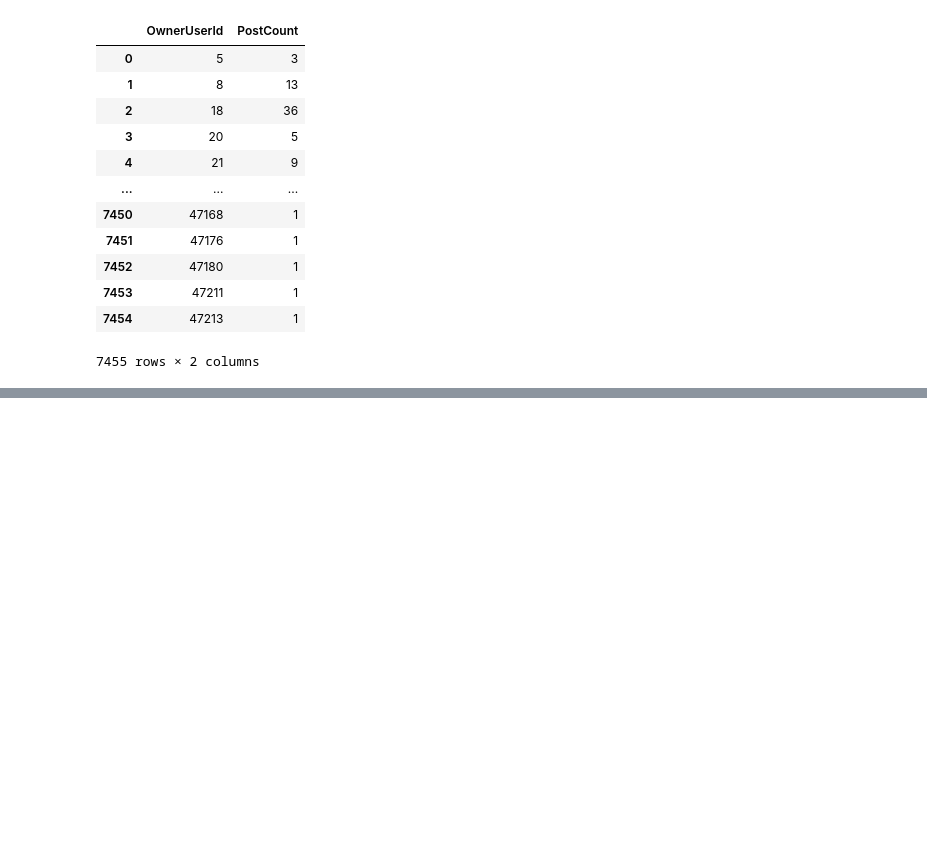
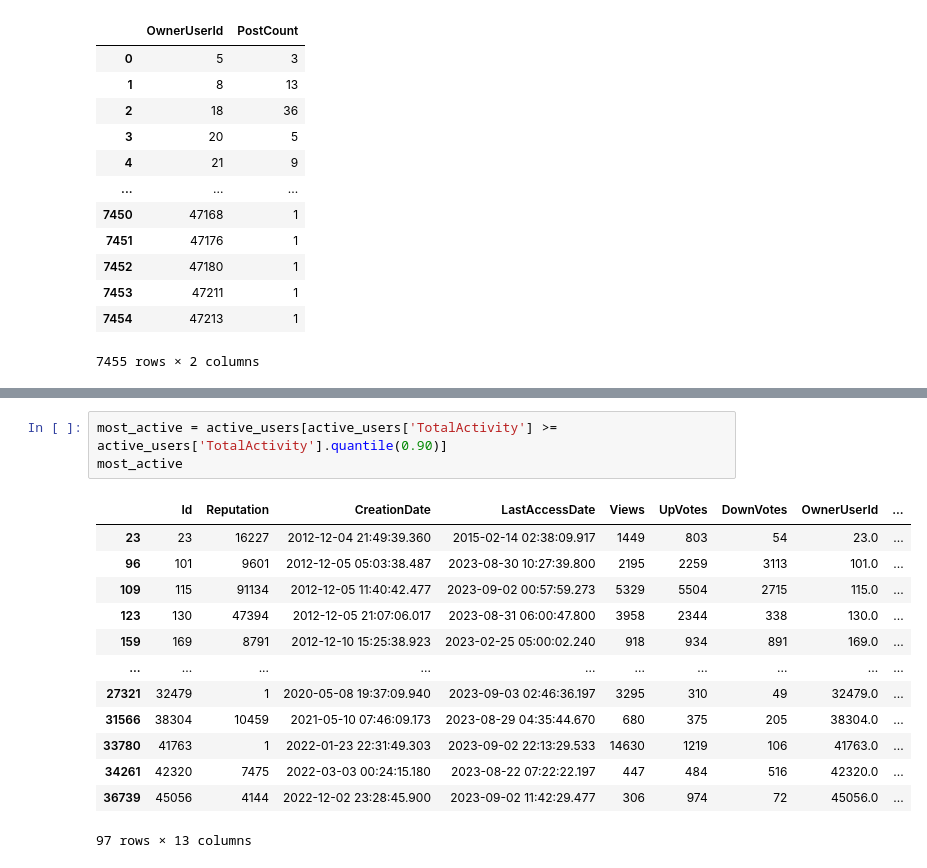
Before and after one commit to pierrehogenhaug/stackexchange_politics, a Jupyter notebook: stackexchange_data.ipynb, the cells around one changed output, grey strips where cells are left out. Saved outputs shown, nothing was run; the diff lists cells and outputs as text; blank space fills up the shorter version.

```diff
--- a/stackexchange_data.ipynb
+++ b/stackexchange_data.ipynb
@@ -546,0 +652,17 @@ active_users = user_data[user_data['TotalActivity'] > 20]
+# %%
+most_active = active_users[active_users['TotalActivity'] >= active_users['TotalActivity'].quantile(0.90)]
+most_active
+# %% [output]
+|  | Id | Reputation | CreationDate | LastAccessDate | Views | UpVotes | DownVotes | OwnerUserId | ... |
+| 23 | 23 | 16227 | 2012-12-04 21:49:39.360 | 2015-02-14 02:38:09.917 | 1449 | 803 | 54 | 23.0 | ... |
+| 96 | 101 | 9601 | 2012-12-05 05:03:38.487 | 2023-08-30 10:27:39.800 | 2195 | 2259 | 3113 | 101.0 | ... |
+| 109 | 115 | 91134 | 2012-12-05 11:40:42.477 | 2023-09-02 00:57:59.273 | 5329 | 5504 | 2715 | 115.0 | ... |
+| 123 | 130 | 47394 | 2012-12-05 21:07:06.017 | 2023-08-31 06:00:47.800 | 3958 | 2344 | 338 | 130.0 | ... |
+| 159 | 169 | 8791 | 2012-12-10 15:25:38.923 | 2023-02-25 05:00:02.240 | 918 | 934 | 891 | 169.0 | ... |
+| ... | ... | ... | ... | ... | ... | ... | ... | ... | ... |
+| 27321 | 32479 | 1 | 2020-05-08 19:37:09.940 | 2023-09-03 02:46:36.197 | 3295 | 310 | 49 | 32479.0 | ... |
+| 31566 | 38304 | 10459 | 2021-05-10 07:46:09.173 | 2023-08-29 04:35:44.670 | 680 | 375 | 205 | 38304.0 | ... |
+| 33780 | 41763 | 1 | 2022-01-23 22:31:49.303 | 2023-09-02 22:13:29.533 | 14630 | 1219 | 106 | 41763.0 | ... |
+| 34261 | 42320 | 7475 | 2022-03-03 00:24:15.180 | 2023-08-22 07:22:22.197 | 447 | 484 | 516 | 42320.0 | ... |
+| 36739 | 45056 | 4144 | 2022-12-02 23:28:45.900 | 2023-09-02 11:42:29.477 | 306 | 974 | 72 | 45056.0 | ... |
+97 rows × 13 columns
```
Also changed, not shown: parts of 17 cells of this notebook, 9 other files.
